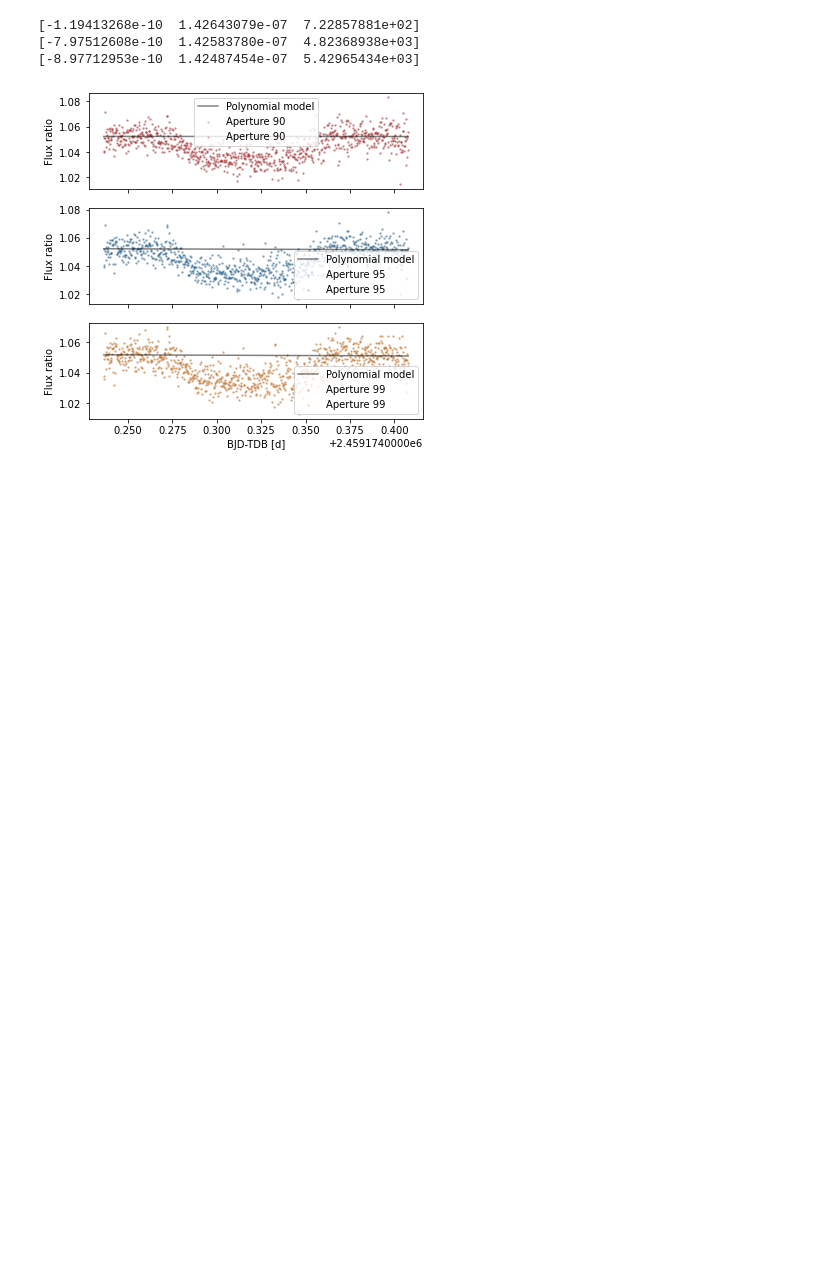
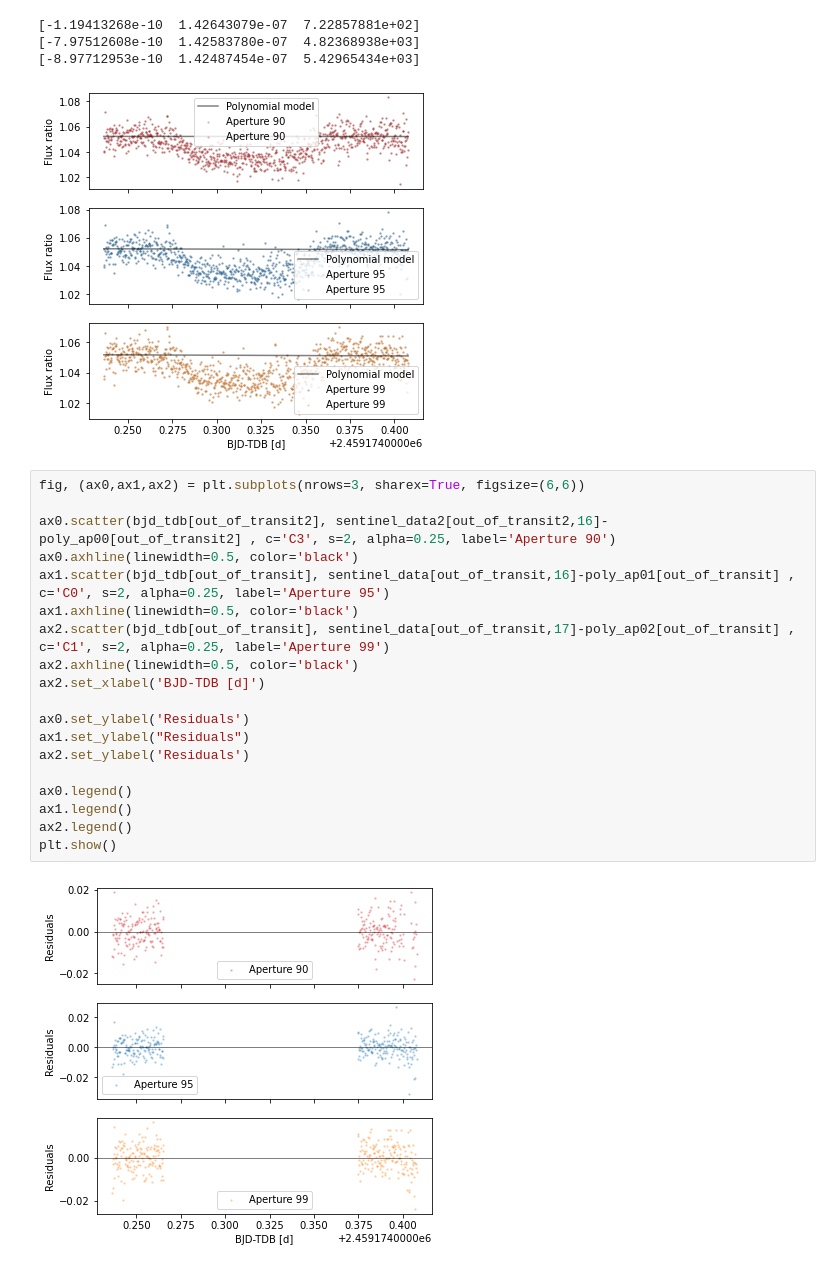
Before and after one commit to blackbianca/WASP-44-b, a Jupyter notebook: notebooks/TASTE analysis/TASTE 03 - analysis of sentinel output.ipynb, the cells around one changed output. Saved outputs shown, nothing was run; the diff lists cells and outputs as text; blank space fills up the shorter version.

Commit message:
add residuals taste03

```diff
--- a/notebooks/TASTE analysis/TASTE 03 - analysis of sentinel output.ipynb
+++ b/notebooks/TASTE analysis/TASTE 03 - analysis of sentinel output.ipynb
@@ -544,6 +544,27 @@ plt.show()
 [-7.97512608e-10  1.42583780e-07  4.82368938e+03]
 [-8.97712953e-10  1.42487454e-07  5.42965434e+03]
 [figure]
+# %%
+fig, (ax0,ax1,ax2) = plt.subplots(nrows=3, sharex=True, figsize=(6,6))
+
+ax0.scatter(bjd_tdb[out_of_transit2], sentinel_data2[out_of_transit2,16]-poly_ap00[out_of_transit2] , c='C3', s=2, alpha=0.25, label='Aperture 90')
+ax0.axhline(linewidth=0.5, color='black')
+ax1.scatter(bjd_tdb[out_of_transit], sentinel_data[out_of_transit,16]-poly_ap01[out_of_transit] , c='C0', s=2, alpha=0.25, label='Aperture 95')
+ax1.axhline(linewidth=0.5, color='black')
+ax2.scatter(bjd_tdb[out_of_transit], sentinel_data[out_of_transit,17]-poly_ap02[out_of_transit] , c='C1', s=2, alpha=0.25, label='Aperture 99')
+ax2.axhline(linewidth=0.5, color='black')
+ax2.set_xlabel('BJD-TDB [d]')
+
+ax0.set_ylabel('Residuals')
+ax1.set_ylabel("Residuals")
+ax2.set_ylabel('Residuals')
+
+ax0.legend()
+ax1.legend()
+ax2.legend()
+plt.show()
+# %% [output]
+[figure, added]
 # %%
 detrended_ap00 = sentinel_data2[:,16]/poly_ap00
 detrended_ap01 = sentinel_data[:,16]/poly_ap01
```
Also changed, not shown: parts of 4 cells of this notebook, 1 other file.
